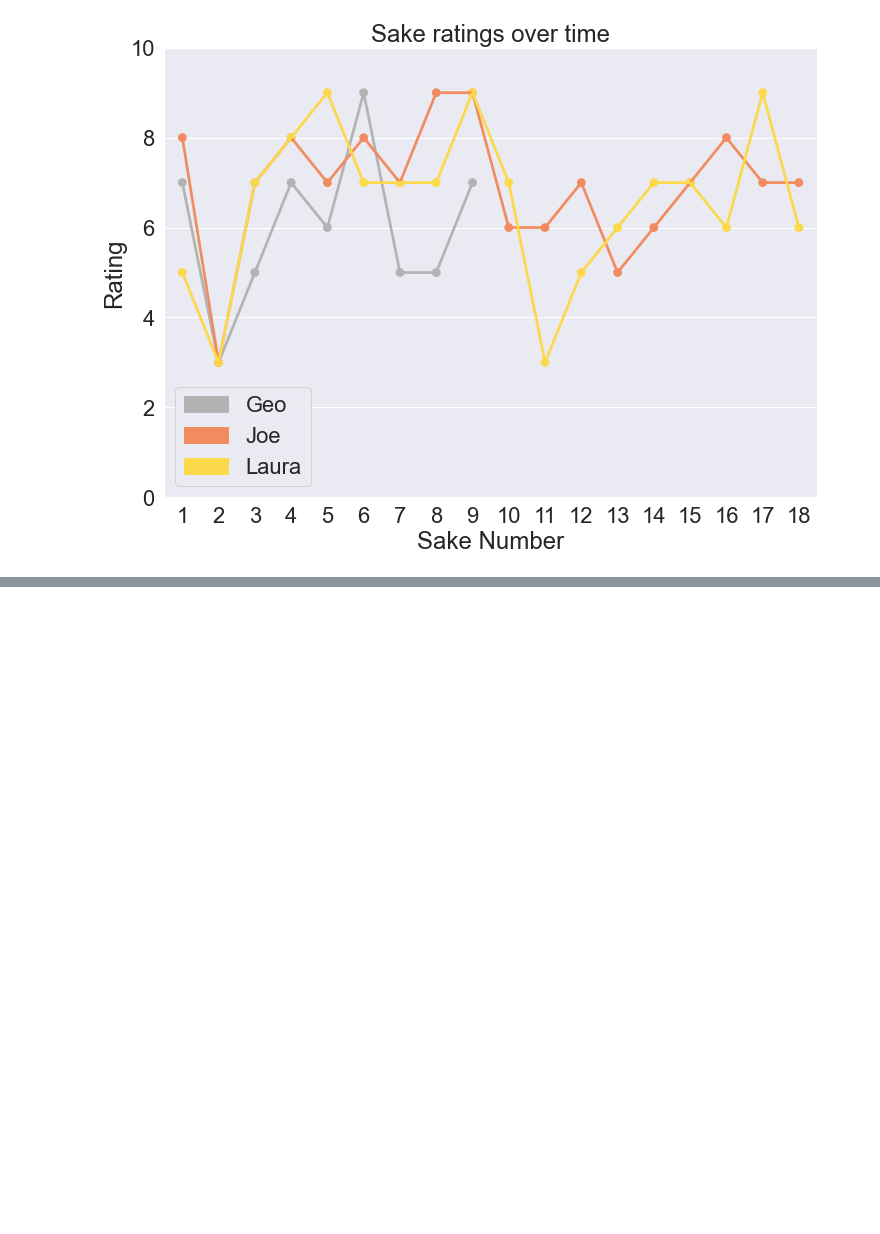
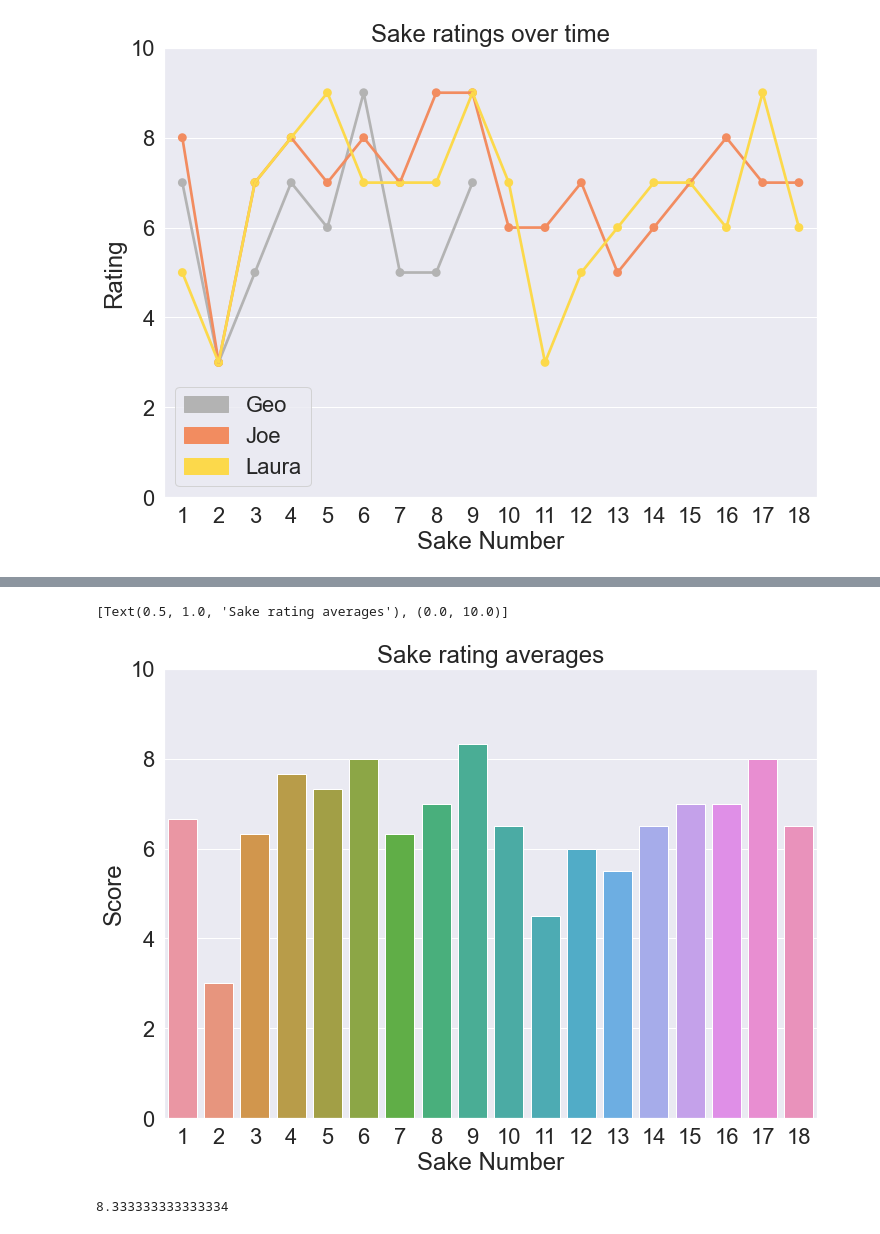
Before and after one commit to joseph-allen/sake-tasting, a Jupyter notebook: SakeAnalysis.ipynb, the cells around one changed output, grey strips where cells are left out. Cells and saved outputs as stored; diff of their text form; code cells hidden in the pictures; blank space fills up the shorter version.

```diff
--- a/SakeAnalysis.ipynb
+++ b/SakeAnalysis.ipynb
@@ -72,0 +84,11 @@ It doesn't really look like we liked our sake more over time. We also see that a
+# %%
+df['Score'] = df[['Geo', 'Joe', 'Laura']].mean(axis=1)
+# %%
+sns.barplot(data=df, x="Sake Number", y="Score").set(title="Sake rating averages", ylim=(0,10))
+# %% [output]
+[Text(0.5, 1.0, 'Sake rating averages'), (0.0, 10.0)]
+[figure, added]
+# %%
+df['Score'].max()
+# %% [output]
+8.333333333333334
```
Also changed, not shown: parts of 21 cells of this notebook, 1 other file.
